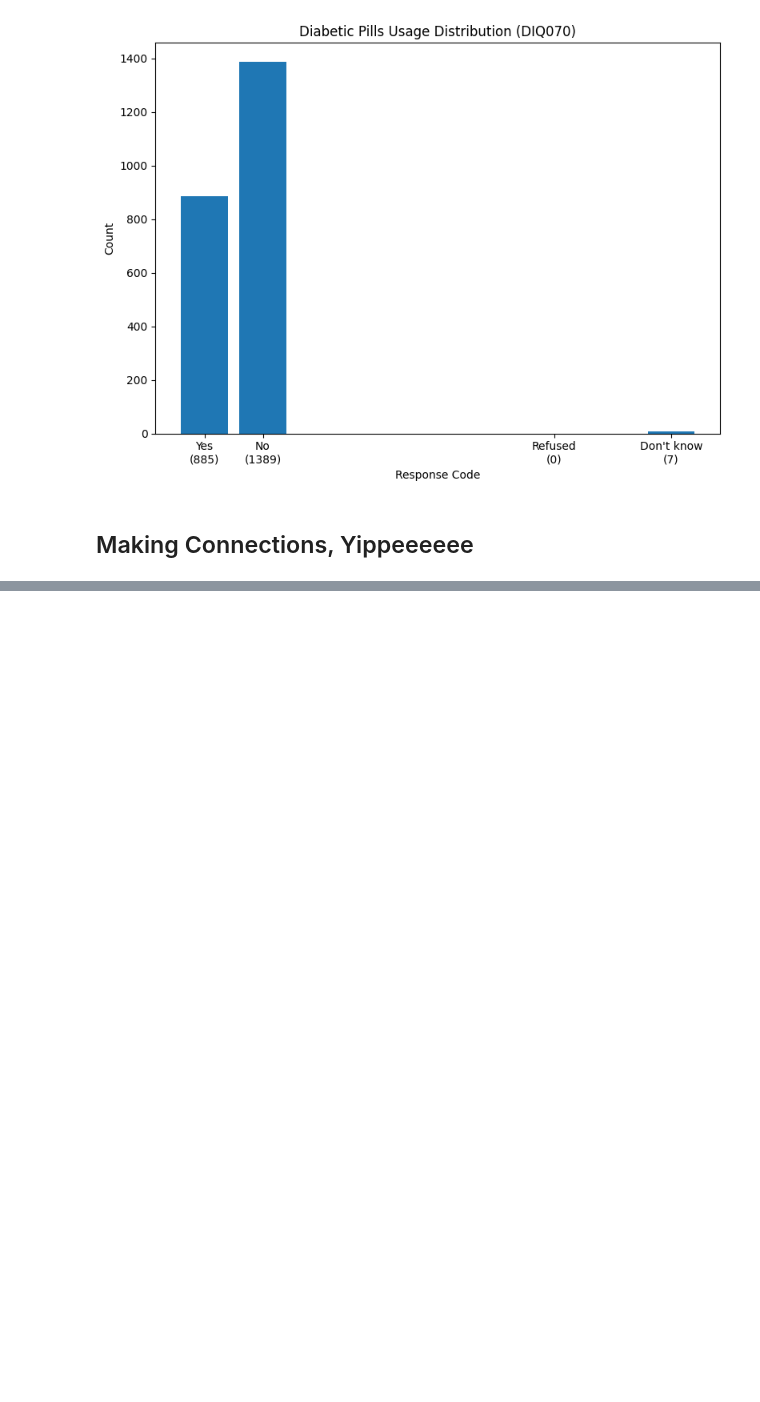
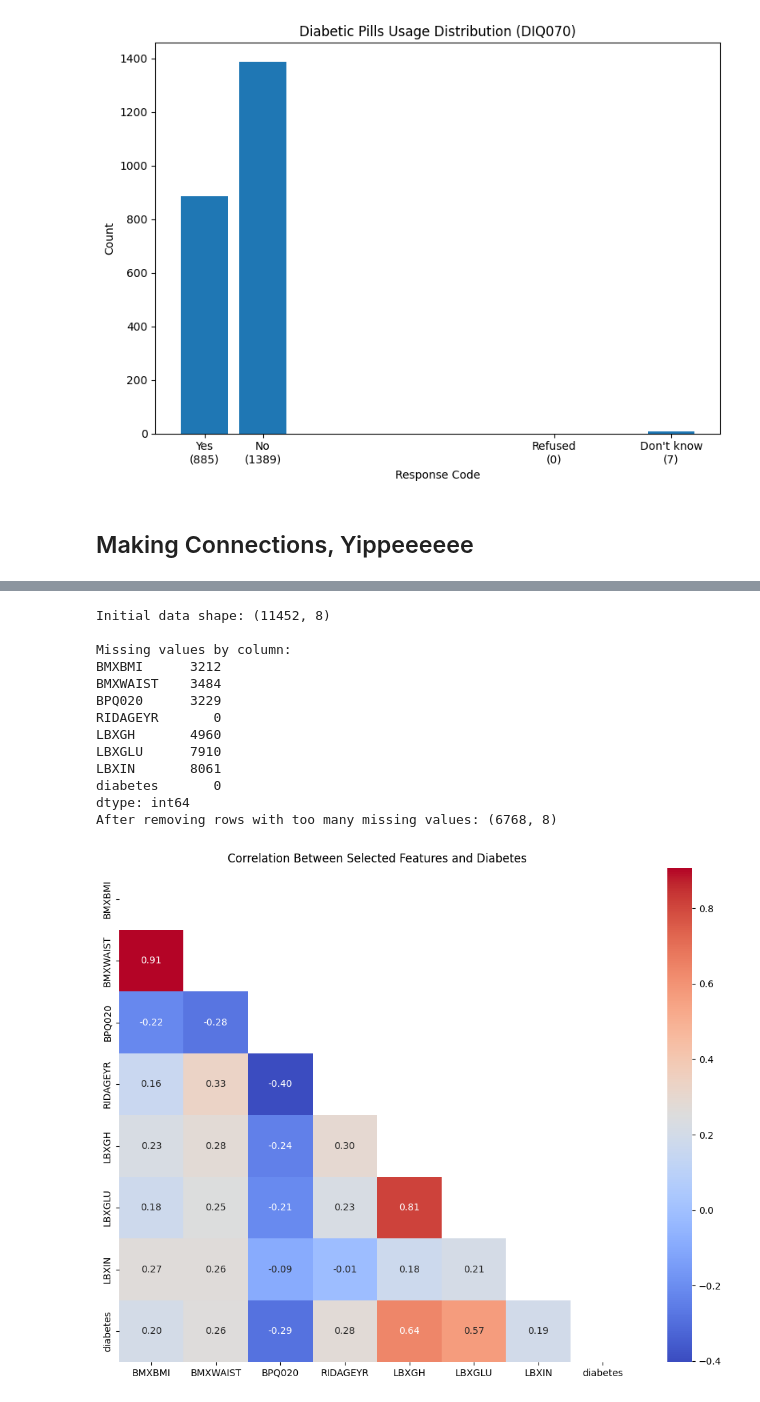
Before and after one commit to PiSaucer/CS426-Project, a Jupyter notebook: diabetes.ipynb, the cells around one changed output, grey strips where cells are left out. Saved outputs shown, nothing was run; the diff lists cells and outputs as text; code cells hidden in the pictures; blank space fills up the shorter version.

```diff
--- a/diabetes.ipynb
+++ b/diabetes.ipynb
@@ -387,0 +438,37 @@ codeDict = {
+# %%
+# Handling missing values and preprocessing
+df_clean = df_ml[selected_features + ['diabetes']].copy()
+print(f"Initial data shape: {df_clean.shape}")
+
+# Check missing values
+missing_values = df_clean.isnull().sum()
+print("\nMissing values by column:")
+print(missing_values)
+
+# Drop rows where too many features are missing (you may adjust this)
+df_clean = df_clean.dropna(thresh=len(selected_features) // 2 + 2)  # Keep rows with at least half of features + target
+print(f"After removing rows with too many missing values: {df_clean.shape}")
+
+# Plot correlations of selected features
+plt.figure(figsize=(10, 8))
+corr = df_clean[selected_features + ['diabetes']].corr()
+mask = np.triu(np.ones_like(corr, dtype=bool))
+sns.heatmap(corr, annot=True, cmap='coolwarm', fmt=".2f", mask=mask)
+plt.title('Correlation Between Selected Features and Diabetes')
+plt.tight_layout()
+plt.show()
+# %% [output]
+Initial data shape: (11452, 8)
+
+Missing values by column:
+BMXBMI      3212
+BMXWAIST    3484
+BPQ020      3229
+RIDAGEYR       0
+LBXGH       4960
+LBXGLU      7910
+LBXIN       8061
+diabetes       0
+dtype: int64
+After removing rows with too many missing values: (6768, 8)
+[figure, added]
```
Also changed, not shown: parts of 17 cells of this notebook, 1 other file.
